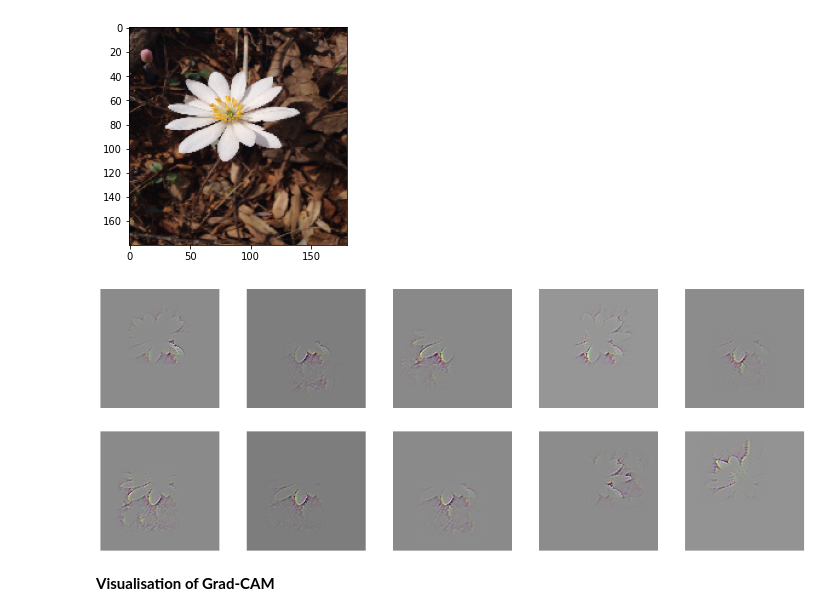
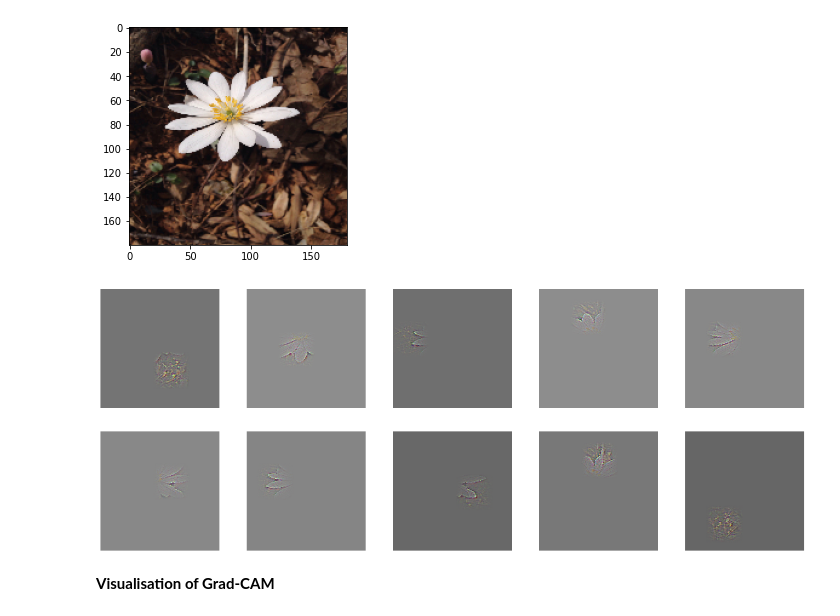
Before and after one commit to a-pt/cs6910-Assignment-2, a Jupyter notebook: PartA[4_5].ipynb, the cells around one changed output. Cells and saved outputs as stored; diff of their text form; code cells hidden in the pictures.

```diff
--- a/PartA[4_5].ipynb
+++ b/PartA[4_5].ipynb
@@ -232,7 +271,10 @@ conv2d_19 (4, 4, 256, 512)
 # %% [markdown]
 **Random image selected for visualisation of filters**
 # %%
-rn_class = random.choice(os.listdir(data_dir))
+while True:
+  rn_class = random.choice(os.listdir(data_dir))
+  if rn_class!='.DS_Store':
+    break
 rn_file = random.choice(os.listdir(os.path.join(data_dir, rn_class)))
 rn_path = os.path.join(os.path.join(data_dir, rn_class),rn_file)
 print(rn_path)
@@ -249,7 +291,11 @@ filters,biases=model.layers[1].get_weights()
 f_min, f_max = filters.min(), filters.max()
 filters = (filters - f_min) / (f_max - f_min)
 filter_count=filters.shape[3]
-no_of_filter=8
+if filter_count<8:
+  no_of_filter=filter_count
+else:
+  no_of_filter=8
 depth=filters.shape[2]
+print(filters.shape)
 print(filter_count,depth)
 # %% [output]
@@ -263,10 +310,14 @@ col =int(math.pow(2,lg-int(lg/2)))
 # %%
 ind=0
 plt.figure(figsize=(5, 5))
+if no_of_filter>3:
+  dim=no_of_filter
+else:
+  dim=3
 for id in range(no_of_filter):
   filt=filters[:,:,:,id]
   for i in range(depth):
-    ax=plt.subplot(no_of_filter,no_of_filter,no_of_filter*ind+i+1)
+    ax=plt.subplot(dim,dim,id*dim+i+1)
     ax.set_xticks([])
     ax.set_yticks([])
     plt.imshow(filt[:,:,i])
@@ -319,7 +370,7 @@ plt.show()
 **Visualisation of Guided Back Propogation on 10 neurons in the last Convolutional Layer**
 # %%
 IMAGE_PATH = '/content/inaturalist_12K/train/Plantae/c0b25c821f91a66dc20c33af504fcf65.jpg'
-LAYER_NAME='conv2d_19'
+LAYER_NAME = lastlayer
 # %%
 IMG = keras.preprocessing.image.load_img(IMAGE_PATH, target_size=(img_height, img_width))
 IMG_array = keras.preprocessing.image.img_to_array(IMG)
@@ -366,21 +417,21 @@ plt.imshow(IMG)
 [figure]
 # %%
 plt.figure(figsize=(20, 20))
-ar=[(1,2,316),(4,3,305),(3,0,68),(1,3,481),(3,2,110),(3,1,70),(3,1,375),(4,2,219),(1,4,459),(0,1,14)]
+ar=[(6,5,36),(4,3,305),(3,0,68),(1,3,481),(3,2,110),(3,5,27),(3,1,375),(4,6,384),(1,4,459),(7,2,144)]
 for i in range(10):
   #xindex=random.randint(0,oshape[0]-1)
   #yindex=random.randint(0,oshape[1]-1)
   #zindex=random.randint(0,oshape[2]-1)
   (xindex,yindex,zindex)=ar[i]
   gb_v = guided_gb_plot(IMG_array,xindex,yindex,zindex)
   ax=plt.subplot(5,5,i+1)
   ax.set_xticks([])
   ax.set_yticks([])
   plt.imshow(gb_v)
   plt.axis("off")
 plt.show()
 # %% [output]
-[figure, old version]
+[figure, new version]
 # %% [markdown]
 **Visualisation of Grad-CAM**
 # %%
```
Also changed, not shown: parts of 19 cells of this notebook.
